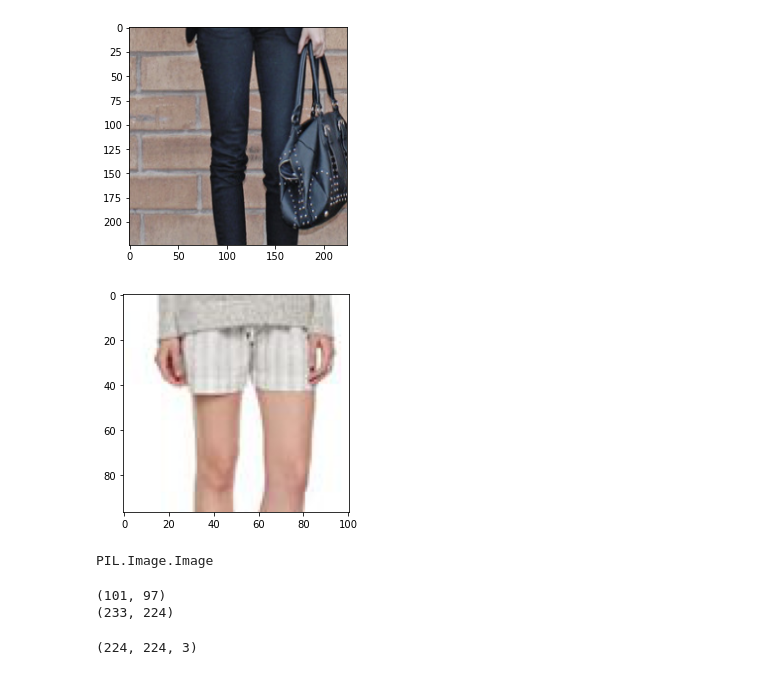
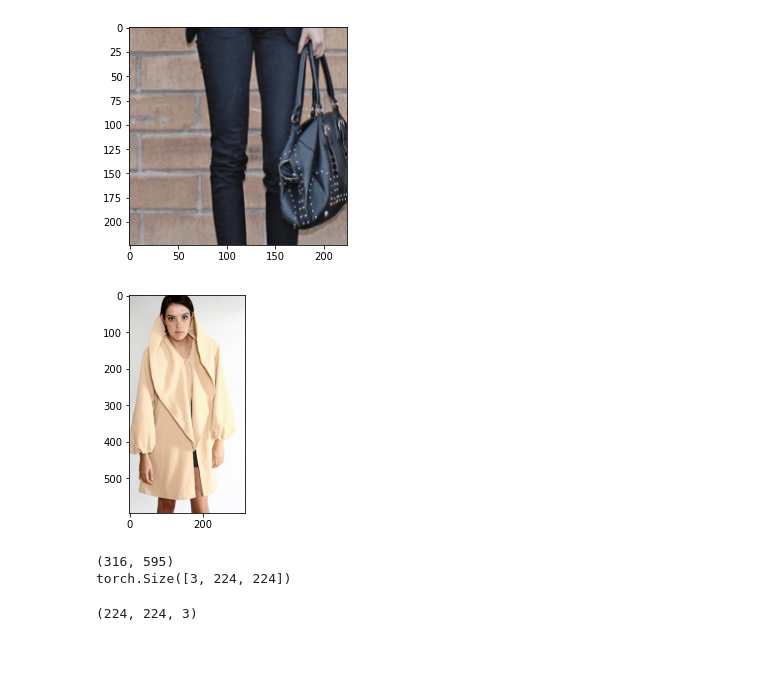
Before and after one commit to rudyn2/cc7221, a Jupyter notebook: tarea1/src/test_model.ipynb, the cells around one changed output. Saved outputs shown, nothing was run; the diff lists cells and outputs as text; code cells hidden in the pictures.

```diff
--- a/tarea1/src/test_model.ipynb
+++ b/tarea1/src/test_model.ipynb
@@ -191,11 +191,11 @@ import torchvision.transforms.functional as TF
 # %%
 # arr = cv2.imread(r"C:\Users\C0101\PycharmProjects\cc7221\data\clothing-small\train_sample\0a9cc985-06a3-41fe-8.png", cv2.IMREAD_COLOR)
 from PIL import Image
-arr = Image.open(r"C:\Users\C0101\PycharmProjects\cc7221\data\clothing-small\train_sample\0a9cc985-06a3-41fe-8.png")
+arr = Image.open(r"C:\Users\C0101\PycharmProjects\cc7221\data\clothing-small\train_sample\0ac783f5-8579-4949-9.png")
 plt.imshow(arr)
 plt.show()
 # %% [output]
-[figure, old version]
+[figure, new version]
 # %%
 MEAN = [0.485, 0.456, 0.406]
 STD = [0.229, 0.224, 0.225]
@@ -226,14 +223,10 @@ y = t(arr)
-# %%
-type(y)
-# %% [output]
-PIL.Image.Image
 # %%
 print(arr.size)
 y = t(arr)
-print(y.size)
+print(y.shape)
 # %% [output]
-(101, 97)
-(233, 224)
+(316, 595)
+torch.Size([3, 224, 224])
 # %%
 y_ = y.numpy()
 y_ = np.swapaxes(y_, 0, -1)
```
Also changed, not shown: parts of 4 cells of this notebook, 1 other file.
